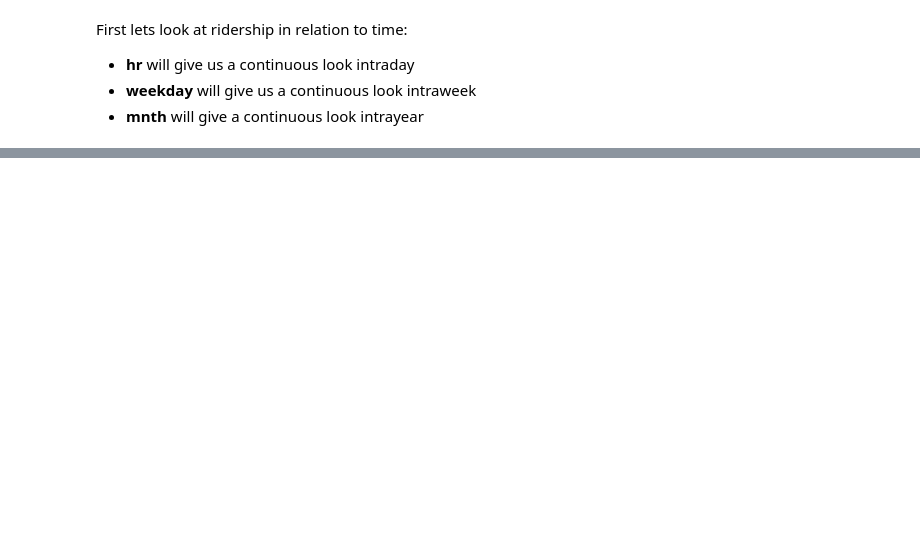
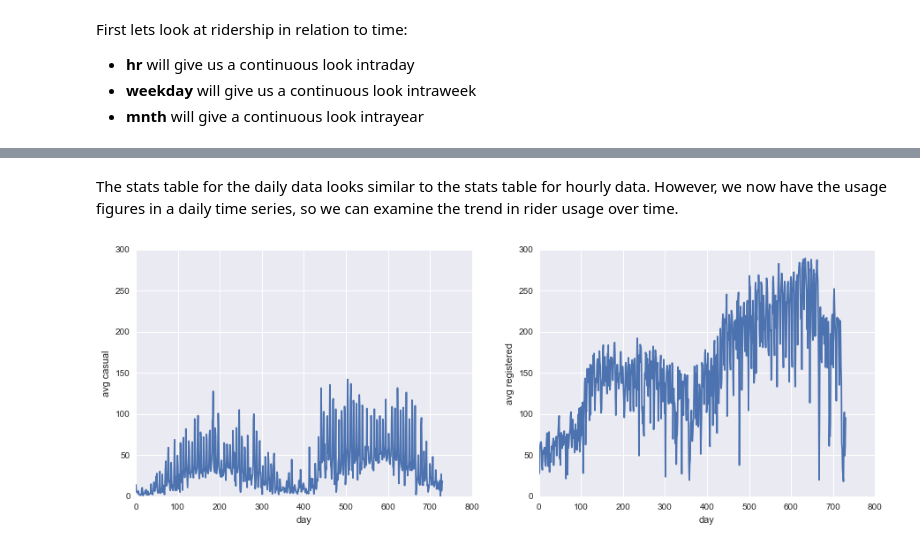
Before and after one commit to theolove/ga_project1_tlove, a Jupyter notebook: assignment 2.ipynb, the cells around one changed output, grey strips where cells are left out. Saved outputs shown, nothing was run; the diff lists cells and outputs as text; code cells hidden in the pictures; blank space fills up the shorter version.

```diff
--- a/assignment 2.ipynb
+++ b/assignment 2.ipynb
@@ -210,0 +215,4 @@ cnt
+# %%
+# create the bikeday dataframe using the daily mean and show the stats
+bikeday = bike.groupby(bike["dteday"]).mean()
+bikeday.describe()
@@ -210,0 +229,22 @@ cnt
+# %% [markdown]
+The stats table for the daily data looks similar to the stats table for hourly data. However, we now have the usage figures in a daily time series, so we can examine the trend in rider usage over time.
+# %%
+plt.figure(figsize=(15,5))
+
+# average casual riders over time
+plt.subplot(1,2,1)
+plt.plot(bikeday.casual)
+plt.xlabel("day")
+plt.ylabel("avg casual")
+plt.ylim([0, 300])  # set the y limit to just over the max of casual and registered averages in order to have the same scale
+
+# average registered riders over time
+plt.subplot(1,2,2)
+plt.plot(bikeday.registered)
+plt.xlabel("day")
+plt.ylabel("avg registered")
+plt.ylim([0, 300])
+
+plt.show()
+# %% [output]
+[figure, added]
```
Also changed, not shown: parts of 40 cells of this notebook.
